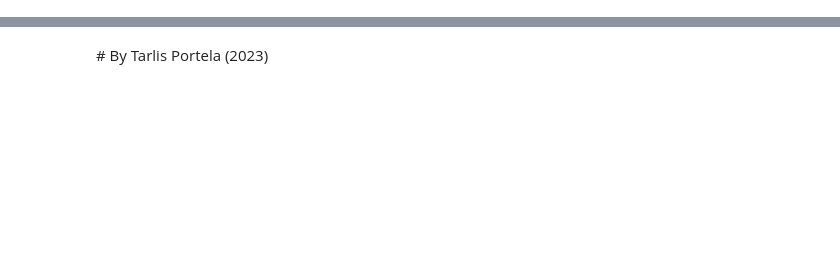
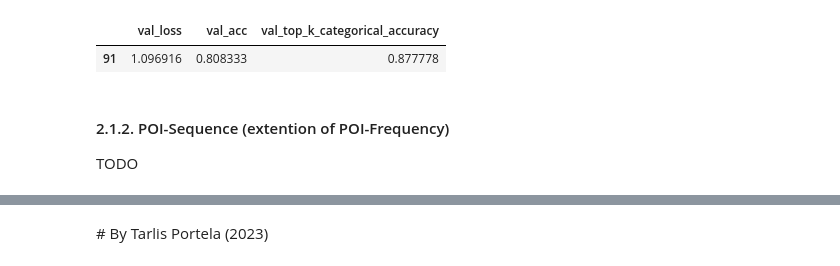
Before and after one commit to mat-analysis/mat-classification, a Jupyter notebook: MAT-analysis-Tutorial.ipynb, the cells around one changed output, grey strips where cells are left out. Saved outputs shown, nothing was run; the diff lists cells and outputs as text; code cells hidden in the pictures; blank space fills up the shorter version.

```diff
--- a/MAT-analysis-Tutorial.ipynb
+++ b/MAT-analysis-Tutorial.ipynb
@@ -97,0 +67,2 @@ from matdata.generator import *
+# %%
+result = MARC(train, test)
@@ -97,0 +115,9 @@ from matdata.generator import *
+# %%
+result[['val_loss', 'val_acc', 'val_top_k_categorical_accuracy']].tail(1)
+# %% [output]
+|  | val_loss | val_acc | val_top_k_categorical_accuracy |
+| 91 | 1.096916 | 0.808333 | 0.877778 |
+# %% [markdown]
+#### 2.1.2. POI-Sequence (extention of POI-Frequency)
+
+TODO
```
Also changed, not shown: parts of 65 cells of this notebook, 44 other files.
